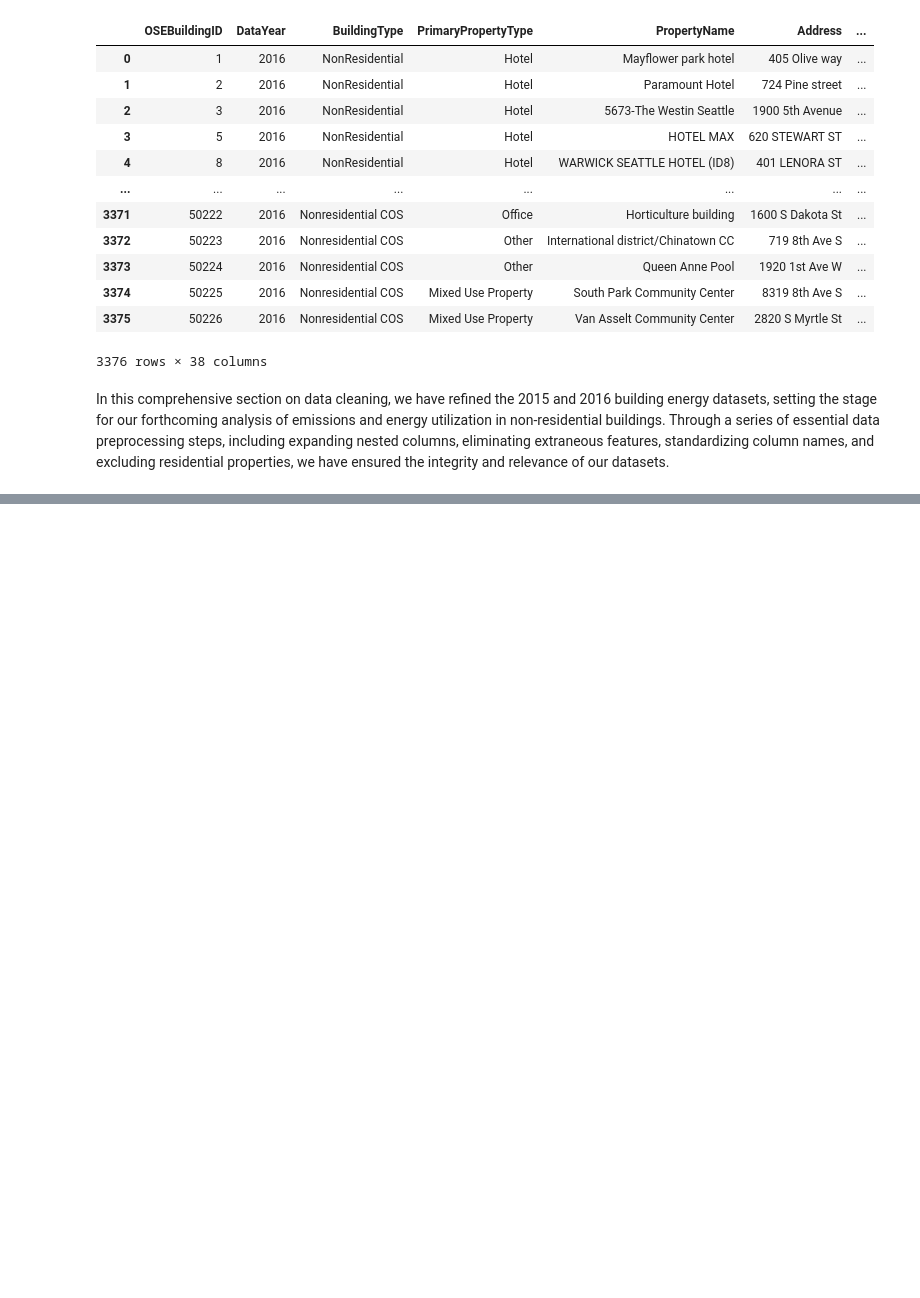
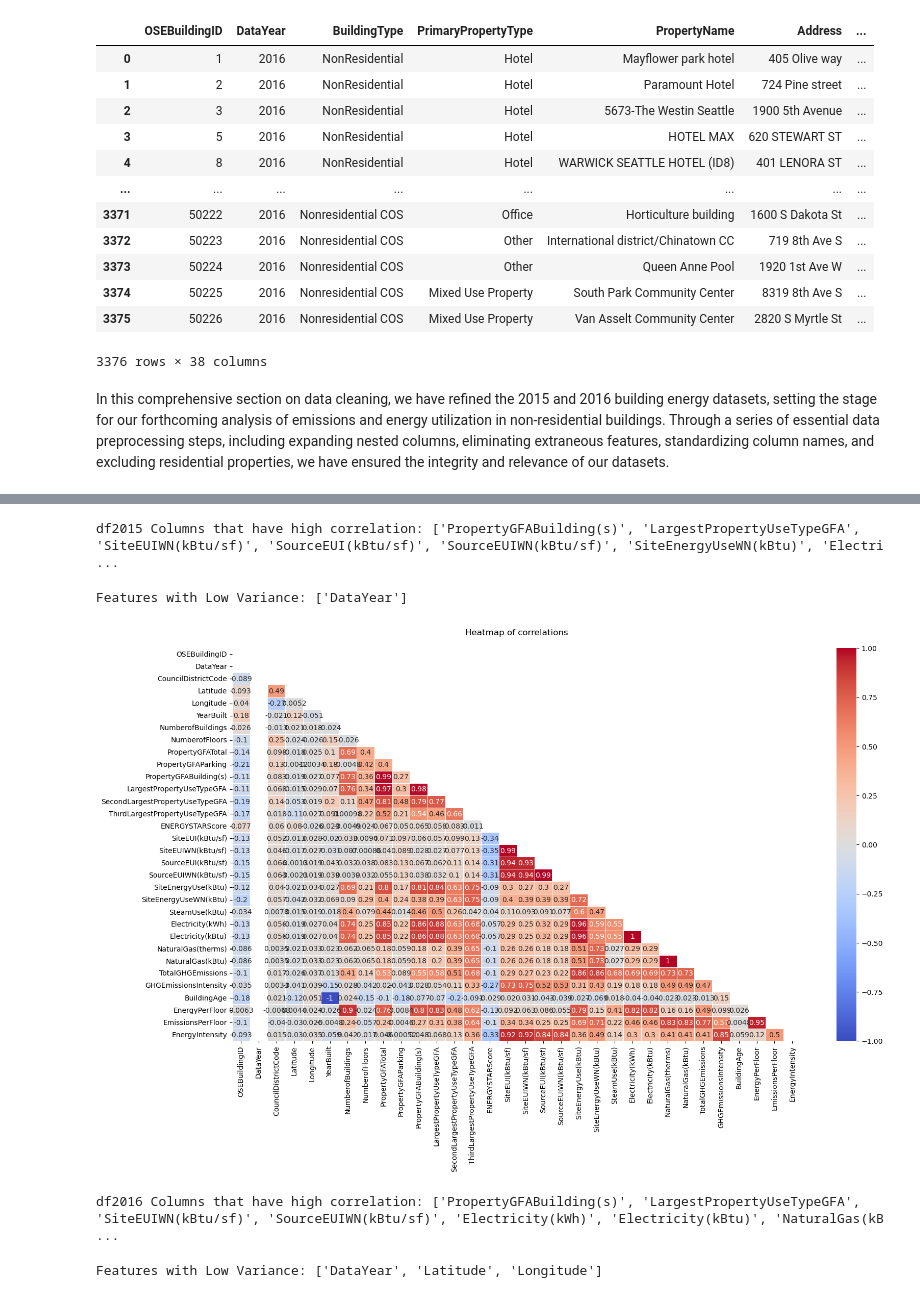
Before and after one commit to MahmoudMans/Team3_power_consumption, a Jupyter notebook: Team3_power_consumption.ipynb, the cells around one changed output, grey strips where cells are left out. Drawn from its saved outputs; the diff is of its cells as text; code cells hidden in the pictures; blank space fills up the shorter version.

```diff
--- a/Team3_power_consumption.ipynb
+++ b/Team3_power_consumption.ipynb
@@ -938,0 +1001,50 @@ plt.show()
+# %%
+corr_matrix = df2015.corr(numeric_only=True).abs()
+
+upper = corr_matrix.where(np.triu(np.ones(corr_matrix.shape), k=1).astype(bool))
+
+column_corr = [column for column in upper.columns if any(upper[column] > 0.95)]
+
+print("df2015 Columns that have high correlation:", column_corr)
+# %% [output]
+df2015 Columns that have high correlation: ['PropertyGFABuilding(s)', 'LargestPropertyUseTypeGFA', 'SiteEUIWN(kBtu/sf)', 'SourceEUI(kBtu/sf)', 'SourceEUIWN(kBtu/sf)', 'SiteEnergyUseWN(kBtu)', 'Electri ...
+# %%
+variance_threshold = 0.01
+low_variance_features = df2015.var(numeric_only=True)[df2015.var(numeric_only=True) < variance_threshold].index.tolist()
+print("Features with Low Variance:", low_variance_features)
+# %% [output]
+Features with Low Variance: ['DataYear']
+# %%
+parametres = df2016.select_dtypes(include=[np.float64, np.int64]).columns
+
+data_par = df2016[parametres]
+
+plt.subplots(figsize=(18, 10))
+matrix = np.triu(data_par.corr())
+
+ax = sns.heatmap(data_par.corr(),
+                 annot=True,
+                 mask=matrix,
+                 cmap='coolwarm',
+                 center=0,
+                 linewidths=.7)
+ax.set_title(f'Heatmap of correlations\n')
+plt.show()
+# %% [output]
+[figure, added]
+# %%
+corr_matrix = df2016.corr(numeric_only=True).abs()
+
+upper = corr_matrix.where(np.triu(np.ones(corr_matrix.shape), k=1).astype(bool))
+
+column_corr = [column for column in upper.columns if any(upper[column] > 0.95)]
+
+print("df2016 Columns that have high correlation:", column_corr)
+# %% [output]
+df2016 Columns that have high correlation: ['PropertyGFABuilding(s)', 'LargestPropertyUseTypeGFA', 'SiteEUIWN(kBtu/sf)', 'SourceEUIWN(kBtu/sf)', 'Electricity(kWh)', 'Electricity(kBtu)', 'NaturalGas(kB ...
+# %%
+variance_threshold = 0.01
+low_variance_features = df2016.var(numeric_only=True)[df2016.var(numeric_only=True) < variance_threshold].index.tolist()
+print("Features with Low Variance:", low_variance_features)
+# %% [output]
+Features with Low Variance: ['DataYear', 'Latitude', 'Longitude']
```
Also changed, not shown: parts of 24 cells of this notebook.
